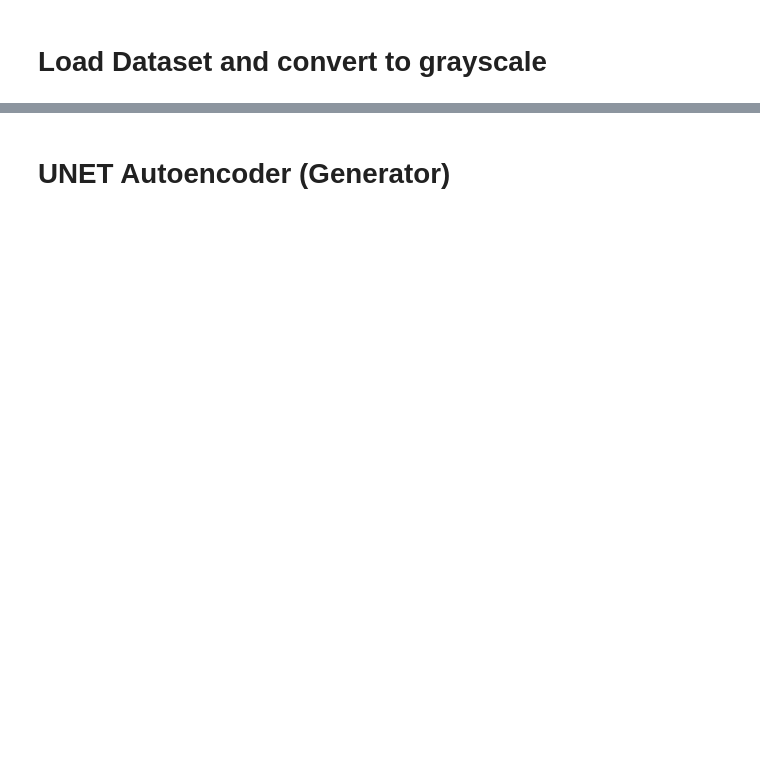
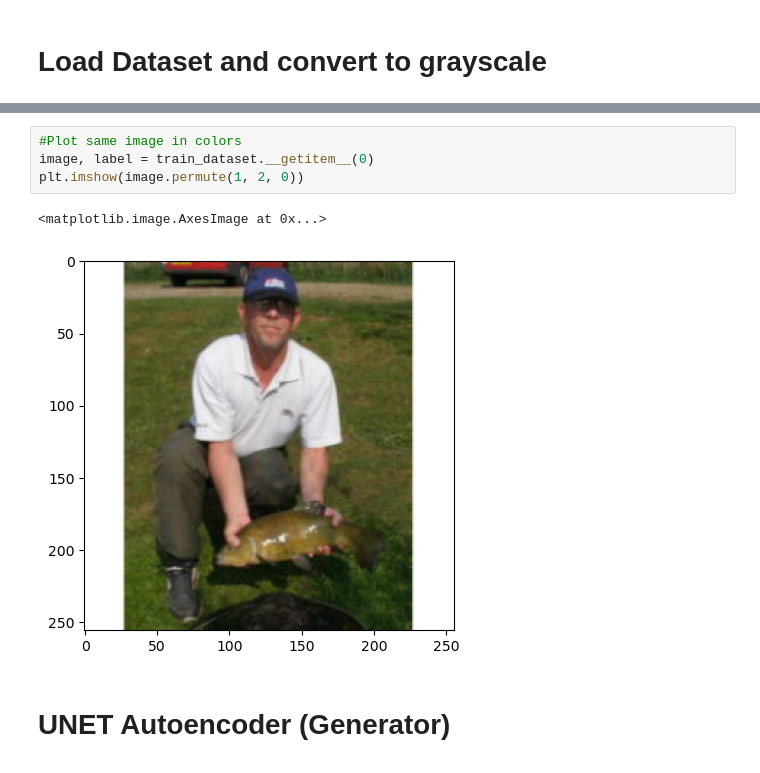
Before and after one commit to umutberkcakmakci/Image-Recoloring, a Jupyter notebook: image_recoloring.ipynb, the cells around one changed output, grey strips where cells are left out. Saved outputs shown, nothing was run; the diff lists cells and outputs as text; blank space fills up the shorter version.

```diff
--- a/image_recoloring.ipynb
+++ b/image_recoloring.ipynb
@@ -68,3 +90,10 @@ show_batch(train_loader)
+# %%
+#Plot same image in colors
+image, label = train_dataset.__getitem__(0)
+plt.imshow(image.permute(1, 2, 0))
+# %% [output]
+<matplotlib.image.AxesImage at 0x...>
+[figure, added]
 # %% [markdown]
 # UNET Autoencoder (Generator)
 ![image.png](embedded-picture-1)
```
Also changed, not shown: parts of 13 cells of this notebook, 1 other file.
